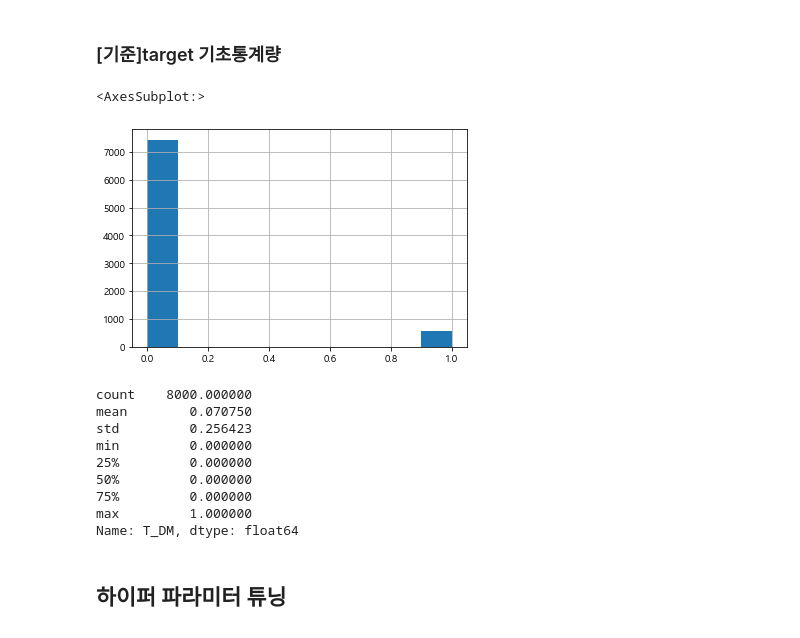
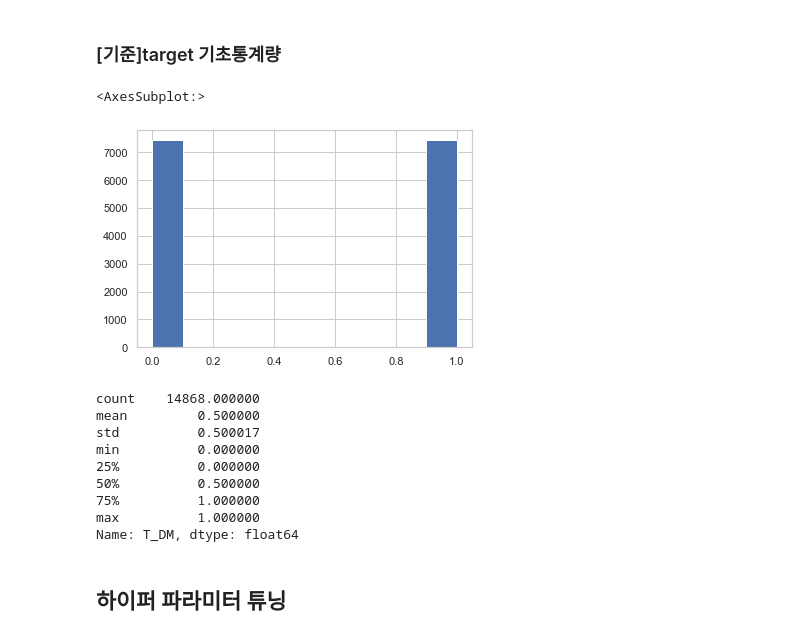
Before and after one commit to Tieck-IT/project, a Jupyter notebook: PredictDiabetes/SimpleModel.ipynb, the cells around one changed output. Saved outputs shown, nothing was run; the diff lists cells and outputs as text; code cells hidden in the pictures.

```diff
--- a/PredictDiabetes/SimpleModel.ipynb
+++ b/PredictDiabetes/SimpleModel.ipynb
@@ -681,9 +302,11 @@ sol. A : 숫자형 변수 스케일링 (standard / roboust)
 # %% [markdown]
 ### RobustScaling
+# %%
+X_train, X_test, y_train, y_test = train_test_split(df_imputed, target_TDM, test_size=0.2, random_state=42,stratify=target_TDM)
 # %%
 from sklearn.preprocessing import RobustScaler
 robustScaler = RobustScaler()
-robustScaler.fit(CX_train)
-Ctrain_data_robustScaled = robustScaler.transform(CX_train)
-Ctest_data_robustScaled = robustScaler.transform(CX_test)
+robustScaler.fit(X_train)
+X_train_robust = robustScaler.transform(X_train)
+X_test_robust = robustScaler.transform(X_test)
 # %%
@@ -699,8 +320,8 @@ Ctrain_data_robustScaled.shape, Ctest_data_robustScaled.shape, Cy_train.shape, C
 # %%
 from imblearn.over_sampling import SMOTE
 smote = SMOTE(random_state=0)
-CXtrain_ohe_robust_over,Cytrain_ohe_robust_over= smote.fit_resample(Ctrain_data_robustScaled, Cy_train)
-print('SMOTE 적용 전 학습용 피처/레이블 데이터 세트: ', Ctrain_data_robustScaled.shape, Cy_train.shape)
-print('SMOTE 적용 후 학습용 피처/레이블 데이터 세트: ', CXtrain_ohe_robust_over.shape, Cytrain_ohe_robust_over.shape)
-print('SMOTE 적용 후 레이블 값 분포: \n', pd.Series(Cytrain_ohe_robust_over).value_counts())
+X_train_smote, y_train_smote = smote.fit_resample(X_train_robust, y_train)
+print('SMOTE 적용 전 학습용 피처/레이블 데이터 세트: ', X_train_robust.shape, y_train.shape)
+print('SMOTE 적용 후 학습용 피처/레이블 데이터 세트: ', X_train_smote.shape, y_train_smote.shape)
+print('SMOTE 적용 후 레이블 값 분포: \n', pd.Series(y_train_smote).value_counts())
 # %% [output]
@@ -714,0 +334,5 @@ CXtest_robustScaled_df = pd.DataFrame(Ctest_data_robustScaled, columns =CX_test.
+# %%
+X_train_df = pd.DataFrame(X_train_smote, columns =df_imputed.columns )
+X_test_df = pd.DataFrame(X_test_robust, columns =df_imputed.columns )
+y_train = y_train_smote
+X_train_df.shape, X_test_df.shape, y_train.shape, y_test.shape
@@ -1050,19 +548,19 @@ from sklearn.naive_bayes import GaussianNB,BernoulliNB
 # %% [markdown]
 ### [기준]target 기초통계량
 # %%
-Cy_train.hist()
+y_train.hist()
 # %% [output]
 <AxesSubplot:>
-[figure, old version]
+[figure, new version]
 # %%
-Cy_train.describe()
+y_train.describe()
 # %% [output]
-count    8000.000000
-mean        0.070750
-std         0.256423
-min         0.000000
-25%         0.000000
-50%         0.000000
-75%         0.000000
-max         1.000000
+count    14868.000000
+mean         0.500000
+std          0.500017
+min          0.000000
+25%          0.000000
+50%          0.500000
+75%          1.000000
+max          1.000000
 Name: T_DM, dtype: float64
```
Also changed, not shown: parts of 321 cells of this notebook, 7 other files.
